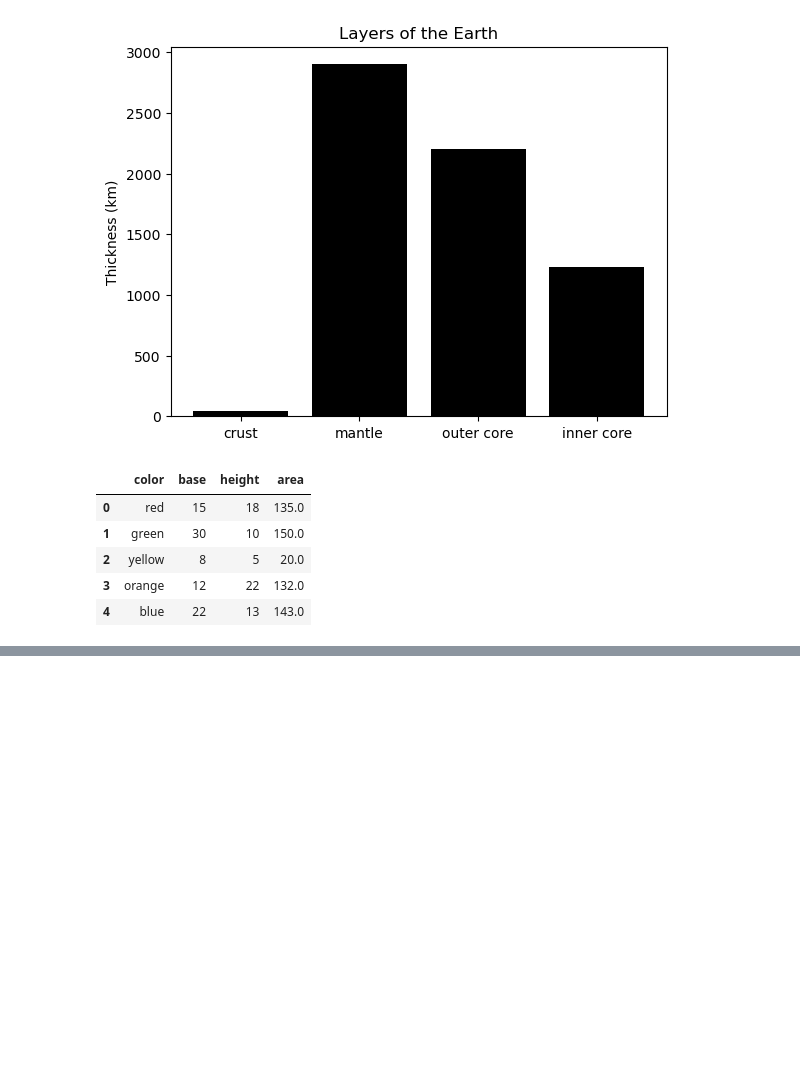
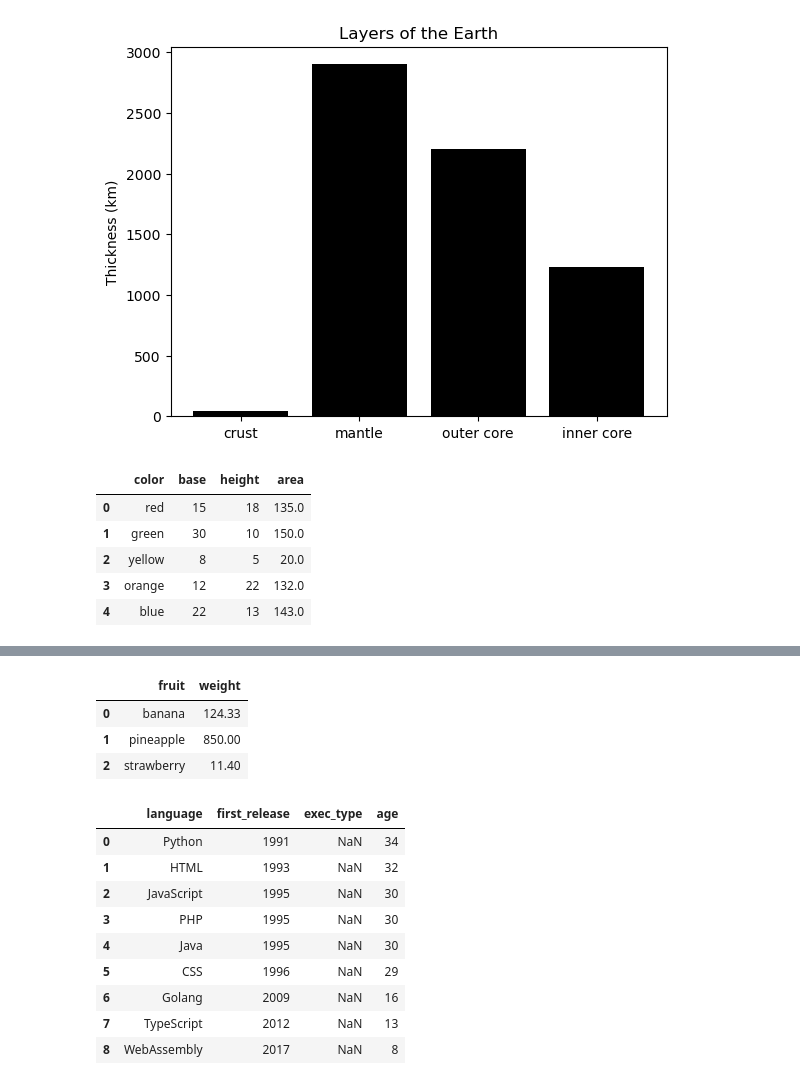
Before and after one commit to monachy92/DevOps, a Jupyter notebook: MLOps/data_science_fundamentals.ipynb, the cells around one changed output, grey strips where cells are left out. Drawn from its saved outputs; the diff is of its cells as text; code cells hidden in the pictures; blank space fills up the shorter version.

```diff
--- a/MLOps/data_science_fundamentals.ipynb
+++ b/MLOps/data_science_fundamentals.ipynb
@@ -93,0 +139,74 @@ df
+# %%
+#df.groupby()
+
+with open('fruits-weights.csv', 'w', newline='') as csvfile:
+    writer = csv.writer(csvfile)
+
+    header = ['fruit', 'weight']
+    writer.writerow(header)
+
+    data = [
+        ['strawberry', 10],
+        ['banana', 118],
+        ['pineapple', 800],
+        ['strawberry', 11],
+        ['strawberry', 12],
+        ['pineapple', 900],
+        ['banana', 124],
+        ['strawberry', 13],
+        ['strawberry', 11],
+        ['banana', 131]
+    ]
+
+    writer.writerows(data)
+df = pd.read_csv('fruits-weights.csv')
+
+groups = df.groupby('fruit') #creates an object to fun fuctions on
+groups['weight'].mean().round(2)
+
+#converting object to df
+series = groups['weight'].mean().round(2)
+series.reset_index()
+# %% [output]
+|  | fruit | weight |
+| 0 | banana | 124.33 |
+| 1 | pineapple | 850.00 |
+| 2 | strawberry | 11.40 |
+# %%
+#practice
+
+with open('web-dev-languages.csv','w', newline='') as csvfile:
+    writer = csv.DictWriter(csvfile, fieldnames=header)
+
+    header = ['language', 'first_release', 'exec_type']
+    writer.writeheader()
+
+    dictionary = [
+        {'language' : 'Python', 'first_release' : 1991},
+        {'language' : 'HTML', 'first_release' : 1993},
+        {'language' : 'JavaScript', 'first_release' : 1995},
+        {'language' : 'PHP', 'first_release' : 1995},
+        {'language' : 'Java', 'first_release' : 1995},
+        {'language' : 'CSS', 'first_release' : 1996},
+        {'language' : 'Golang', 'first_release' : 2009},
+        {'language' : 'TypeScript', 'first_release' : 2012},
+        {'language' : 'WebAssembly', 'first_release' : 2017},
+    ]
+
+    writer.writerows(dictionary)
+
+
+df = pd.read_csv('web-dev-languages.csv')
+df['age'] = df.eval('2025 - first_release')
+df
+# %% [output]
+|  | language | first_release | exec_type | age |
+| 0 | Python | 1991 | NaN | 34 |
+| 1 | HTML | 1993 | NaN | 32 |
+| 2 | JavaScript | 1995 | NaN | 30 |
+| 3 | PHP | 1995 | NaN | 30 |
+| 4 | Java | 1995 | NaN | 30 |
+| 5 | CSS | 1996 | NaN | 29 |
+| 6 | Golang | 2009 | NaN | 16 |
+| 7 | TypeScript | 2012 | NaN | 13 |
+| 8 | WebAssembly | 2017 | NaN | 8 |
```
Also changed, not shown: parts of 4 cells of this notebook, 16 other files.
